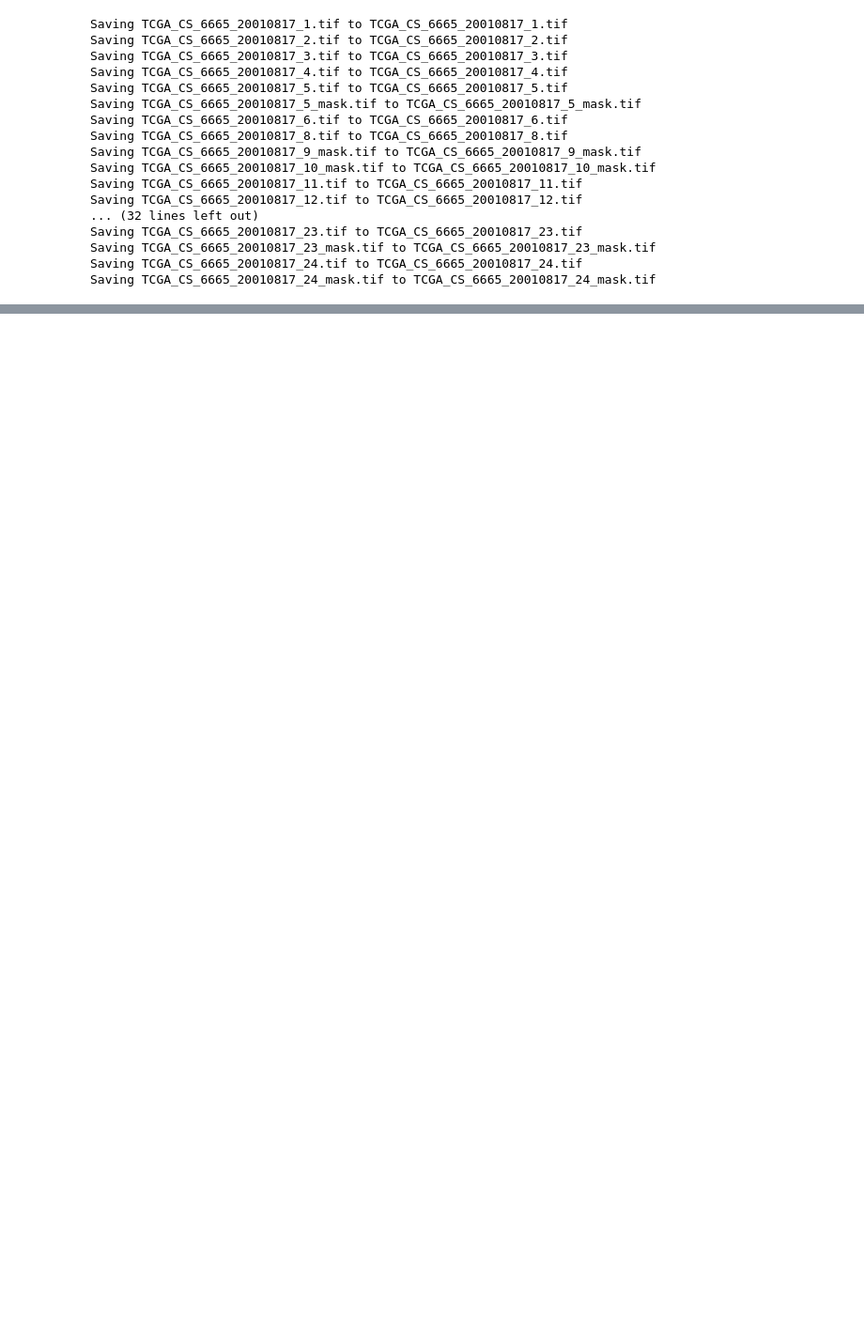
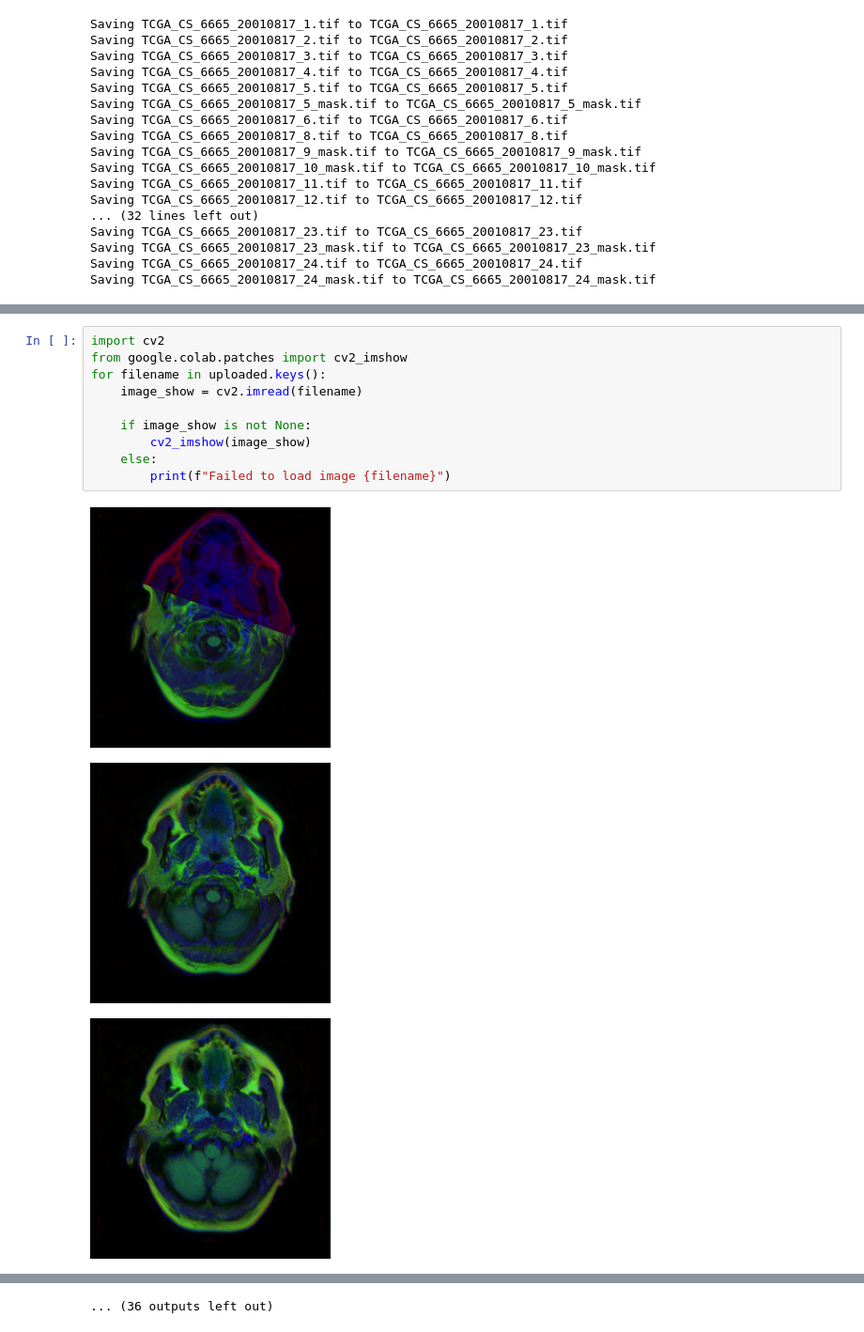
Before and after one commit to kylianmbappe9/Quantum-Machine-Learning-Model-for-Brain-Tumor, a Jupyter notebook: Copy_of_Quantum_Machine_Learning_Model_for_Brain_Tumor.ipynb, the cells around one changed output, grey strips where cells are left out. Shown at 94% size. Cells and saved outputs as stored; diff of their text form; blank space fills up the shorter version.

```diff
--- a/Copy_of_Quantum_Machine_Learning_Model_for_Brain_Tumor.ipynb
+++ b/Copy_of_Quantum_Machine_Learning_Model_for_Brain_Tumor.ipynb
@@ -22,0 +79,14 @@ Saving TCGA_CS_6665_20010817_24_mask.tif to TCGA_CS_6665_20010817_24_mask.tif
+# %%
+import cv2
+from google.colab.patches import cv2_imshow
+for filename in uploaded.keys():
+    image_show = cv2.imread(filename)
+
+    if image_show is not None:
+        cv2_imshow(image_show)
+    else:
+        print(f"Failed to load image {filename}")
+# %% [output]
+[figure, added]
+[figure, added]
+[figure, added]
@@ -22,0 +102 @@ Saving TCGA_CS_6665_20010817_24_mask.tif to TCGA_CS_6665_20010817_24_mask.tif
+... (36 outputs left out)
```
Also changed, not shown: parts of 13 cells of this notebook.
